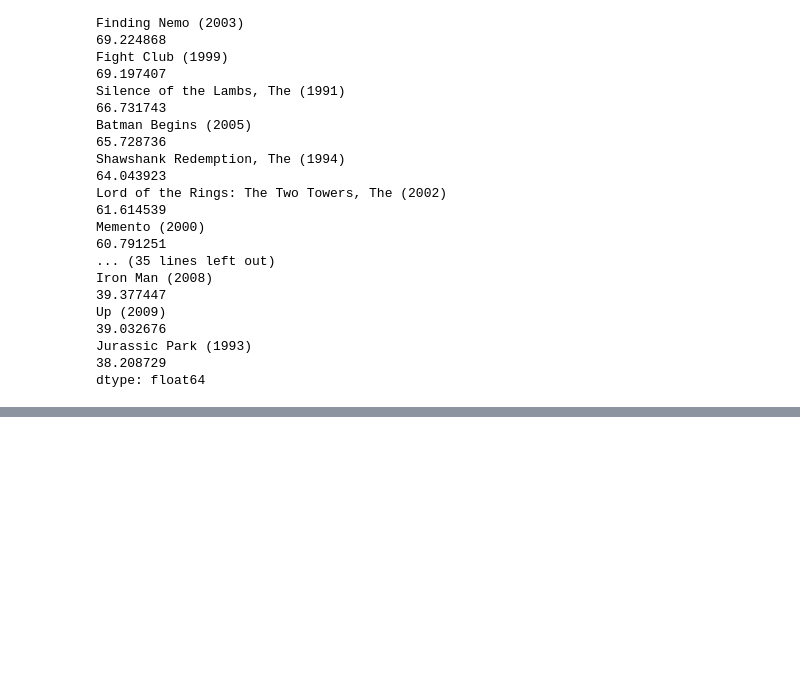
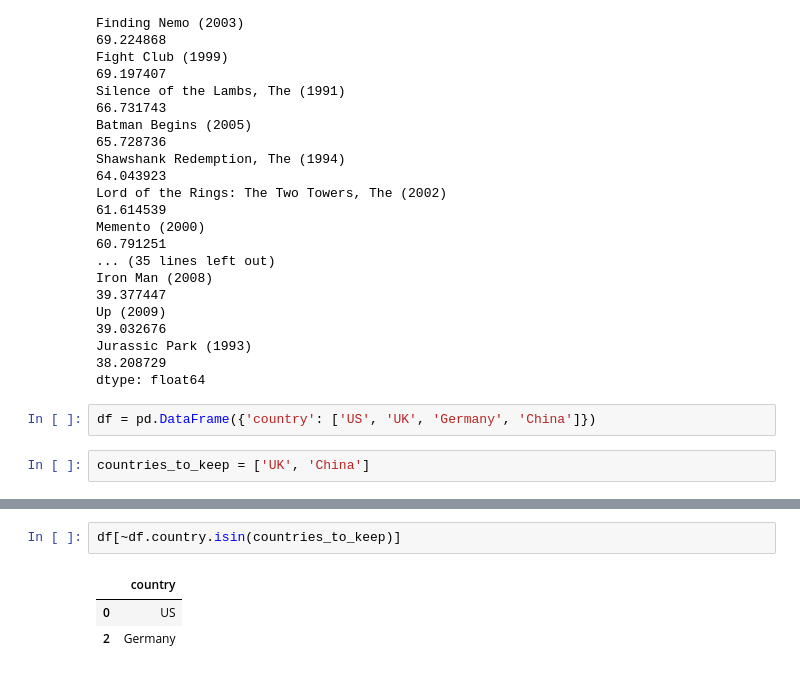
Before and after one commit to deborabastos/ML_fundamentos, a Jupyter notebook: Material Complementar/cap_2/sistema_recomendacao.ipynb, the cells around one changed output, grey strips where cells are left out. Saved outputs shown, nothing was run; the diff lists cells and outputs as text; blank space fills up the shorter version.

```diff
--- a/Material Complementar/cap_2/sistema_recomendacao.ipynb
+++ b/Material Complementar/cap_2/sistema_recomendacao.ipynb
@@ -338,3 +338,7 @@ Iron Man (2008)
 Up (2009)                                                                         39.032676
 Jurassic Park (1993)                                                              38.208729
 dtype: float64
+# %%
+df = pd.DataFrame({'country': ['US', 'UK', 'Germany', 'China']})
+# %%
+countries_to_keep = ['UK', 'China']
@@ -340,0 +353,6 @@ dtype: float64
+# %%
+df[~df.country.isin(countries_to_keep)]
+# %% [output]
+|  | country |
+| 0 | US |
+| 2 | Germany |
```
Also changed, not shown: parts of 6 cells of this notebook, 1 other file.
